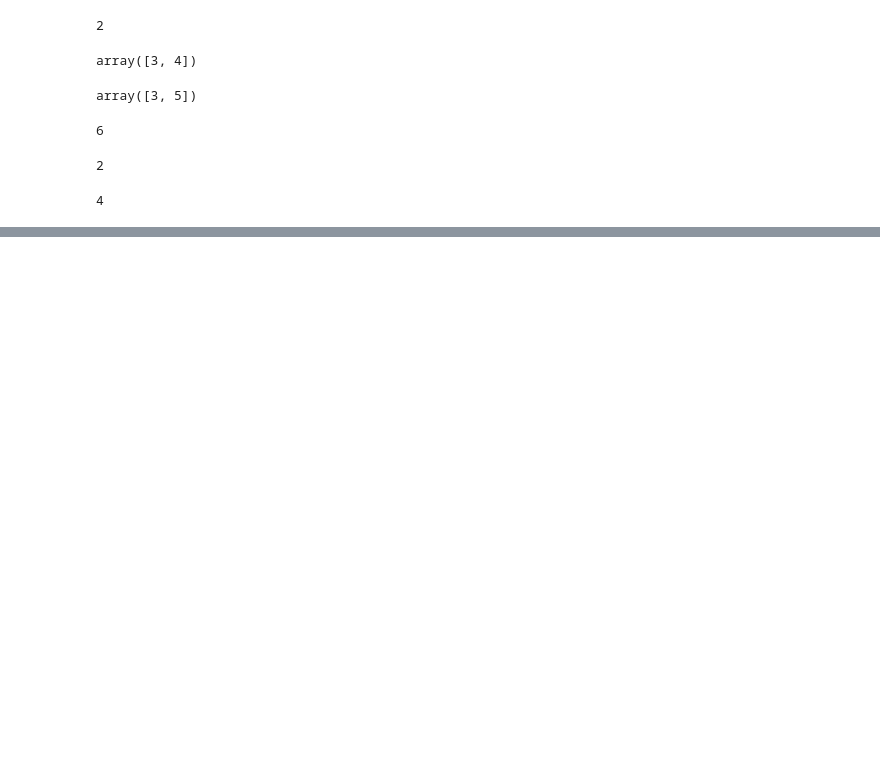
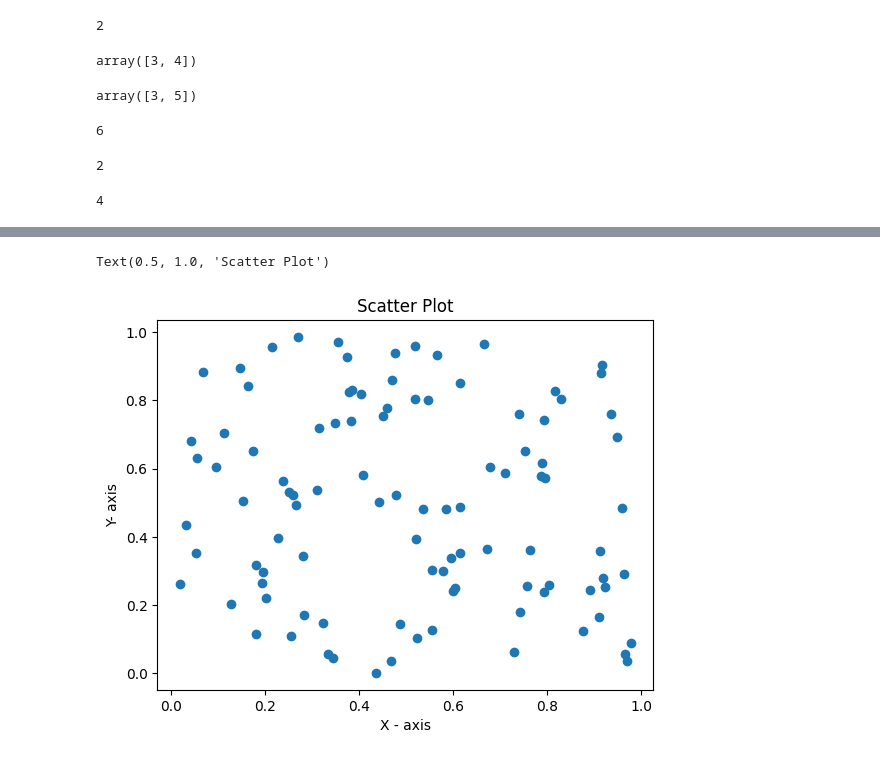
Before and after one commit to curiousthinker85/Numpy, a Jupyter notebook: numpy_overview.ipynb, the cells around one changed output, grey strips where cells are left out. Drawn from its saved outputs; the diff is of its cells as text; code cells hidden in the pictures; blank space fills up the shorter version.

```diff
--- a/numpy_overview.ipynb
+++ b/numpy_overview.ipynb
@@ -199,0 +219,13 @@ b[1][1]
+# %%
+# Scatter plot
+
+x = np.random.rand(100)
+y = np.random.rand(100)
+
+plt.scatter(x,y)
+plt.xlabel("X - axis")
+plt.ylabel("Y- axis")
+plt.title("Scatter Plot")
+# %% [output]
+Text(0.5, 1.0, 'Scatter Plot')
+[figure, added]
```
Also changed, not shown: parts of 12 cells of this notebook.
